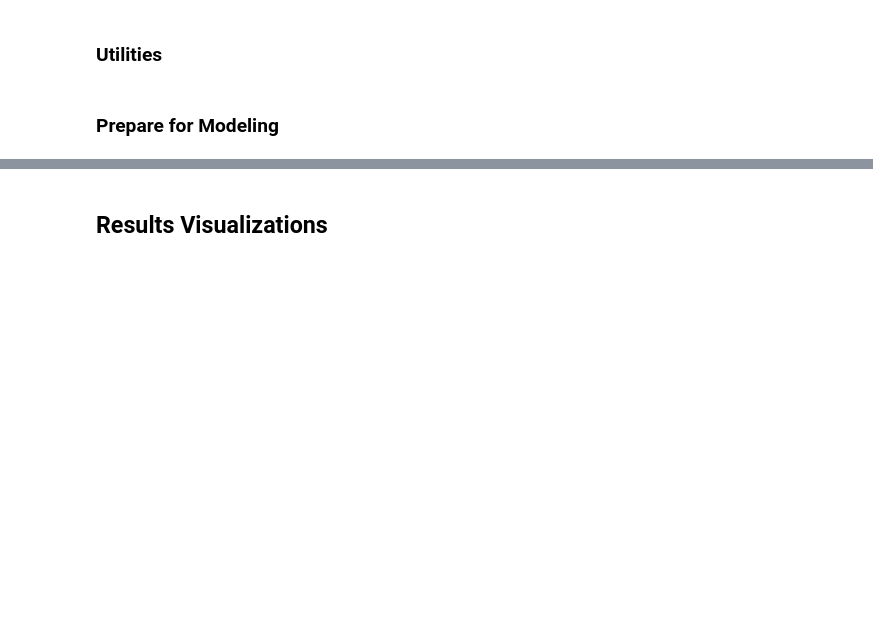
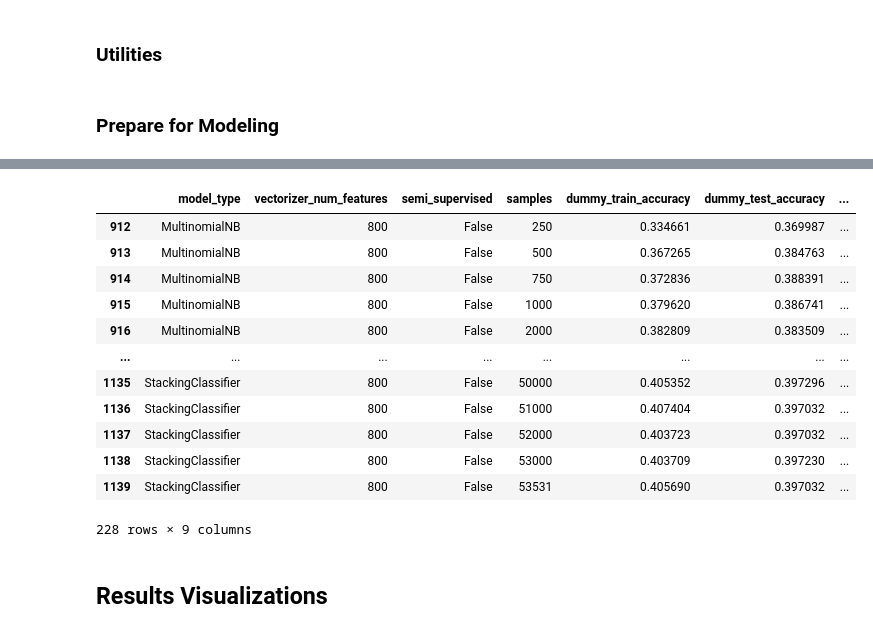
Before and after one commit to Tak-Man/ML-rapid-text-labeling, a Jupyter notebook: baseline-classifier/baseline_classifier_accuracy_by_subset.ipynb, the cells around one changed output, grey strips where cells are left out. Cells and saved outputs as stored; diff of their text form; code cells hidden in the pictures; blank space fills up the shorter version.

```diff
--- a/baseline-classifier/baseline_classifier_accuracy_by_subset.ipynb
+++ b/baseline-classifier/baseline_classifier_accuracy_by_subset.ipynb
@@ -337,3 +353,19 @@ df_results.loc[df_results['samples']<=1000]
+# %%
+df_results.loc[df_results['vectorizer_num_features']==800]
+# %% [output]
+|  | model_type | vectorizer_num_features | semi_supervised | samples | dummy_train_accuracy | dummy_test_accuracy | ... |
+| 912 | MultinomialNB | 800 | False | 250 | 0.334661 | 0.369987 | ... |
+| 913 | MultinomialNB | 800 | False | 500 | 0.367265 | 0.384763 | ... |
+| 914 | MultinomialNB | 800 | False | 750 | 0.372836 | 0.388391 | ... |
+| 915 | MultinomialNB | 800 | False | 1000 | 0.379620 | 0.386741 | ... |
+| 916 | MultinomialNB | 800 | False | 2000 | 0.382809 | 0.383509 | ... |
+| ... | ... | ... | ... | ... | ... | ... | ... |
+| 1135 | StackingClassifier | 800 | False | 50000 | 0.405352 | 0.397296 | ... |
+| 1136 | StackingClassifier | 800 | False | 51000 | 0.407404 | 0.397032 | ... |
+| 1137 | StackingClassifier | 800 | False | 52000 | 0.403723 | 0.397032 | ... |
+| 1138 | StackingClassifier | 800 | False | 53000 | 0.403709 | 0.397230 | ... |
+| 1139 | StackingClassifier | 800 | False | 53531 | 0.405690 | 0.397032 | ... |
+228 rows × 9 columns
 # %% [markdown]
 ## Results Visualizations
 # %% [markdown]
```
Also changed, not shown: parts of 9 cells of this notebook.
